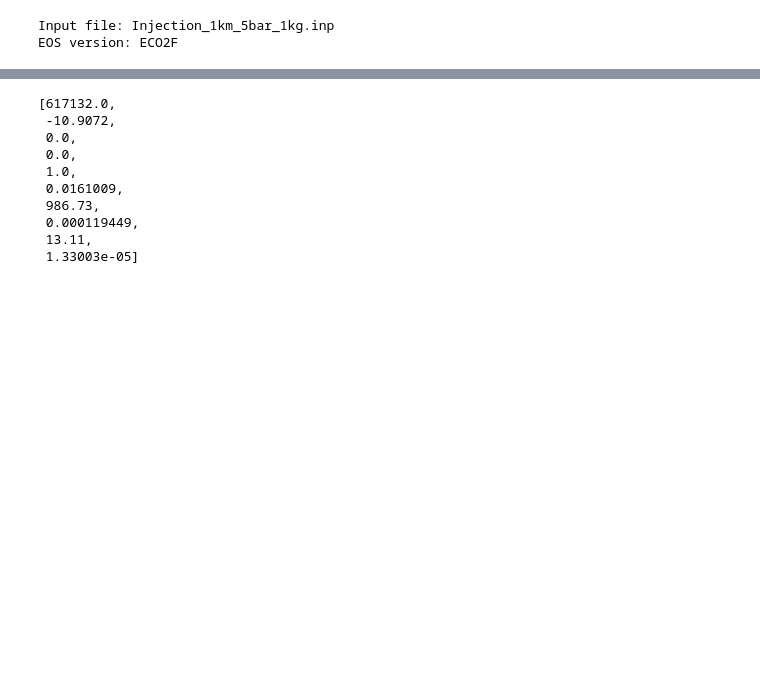
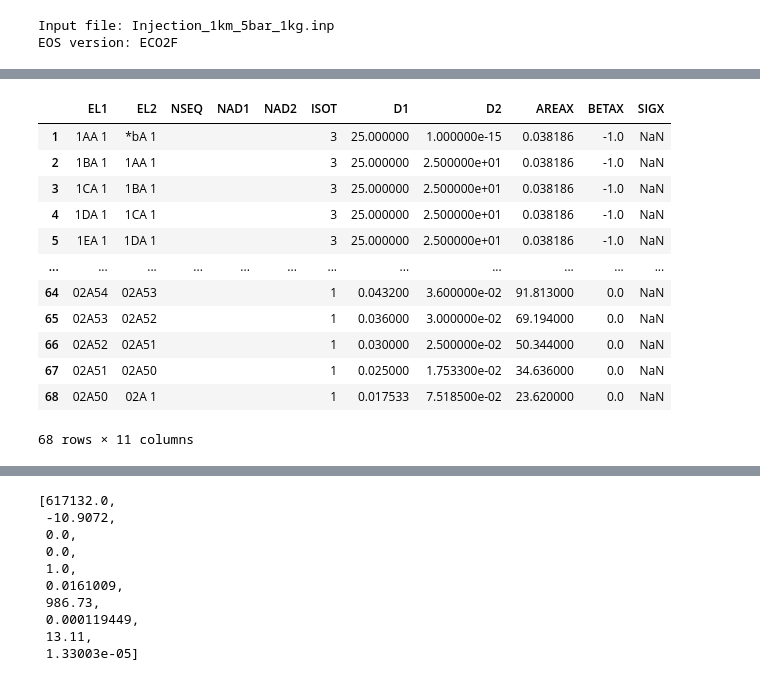
Before and after one commit to equinor/T2Well_post, a Jupyter notebook: plot_T2Well_files.ipynb, the cells around one changed output, grey strips where cells are left out. Drawn from its saved outputs; the diff is of its cells as text; code cells hidden in the pictures; blank space fills up the shorter version.

```diff
--- a/plot_T2Well_files.ipynb
+++ b/plot_T2Well_files.ipynb
@@ -41,2 +58,18 @@ EOS version: ECO2F
+# %%
+conne
+# %% [output]
+|  | EL1 | EL2 | NSEQ | NAD1 | NAD2 | ISOT | D1 | D2 | AREAX | BETAX | SIGX |
+| 1 | 1AA 1 | *bA 1 |  |  |  | 3 | 25.000000 | 1.000000e-15 | 0.038186 | -1.0 | NaN |
+| 2 | 1BA 1 | 1AA 1 |  |  |  | 3 | 25.000000 | 2.500000e+01 | 0.038186 | -1.0 | NaN |
+| 3 | 1CA 1 | 1BA 1 |  |  |  | 3 | 25.000000 | 2.500000e+01 | 0.038186 | -1.0 | NaN |
+| 4 | 1DA 1 | 1CA 1 |  |  |  | 3 | 25.000000 | 2.500000e+01 | 0.038186 | -1.0 | NaN |
+| 5 | 1EA 1 | 1DA 1 |  |  |  | 3 | 25.000000 | 2.500000e+01 | 0.038186 | -1.0 | NaN |
+| ... | ... | ... | ... | ... | ... | ... | ... | ... | ... | ... | ... |
+| 64 | 02A54 | 02A53 |  |  |  | 1 | 0.043200 | 3.600000e-02 | 91.813000 | 0.0 | NaN |
+| 65 | 02A53 | 02A52 |  |  |  | 1 | 0.036000 | 3.000000e-02 | 69.194000 | 0.0 | NaN |
+| 66 | 02A52 | 02A51 |  |  |  | 1 | 0.030000 | 2.500000e-02 | 50.344000 | 0.0 | NaN |
+| 67 | 02A51 | 02A50 |  |  |  | 1 | 0.025000 | 1.753300e-02 | 34.636000 | 0.0 | NaN |
+| 68 | 02A50 | 02A 1 |  |  |  | 1 | 0.017533 | 7.518500e-02 | 23.620000 | 0.0 | NaN |
+68 rows × 11 columns
 # %%
 
```
Also changed, not shown: parts of 10 cells of this notebook, 1 other file.
